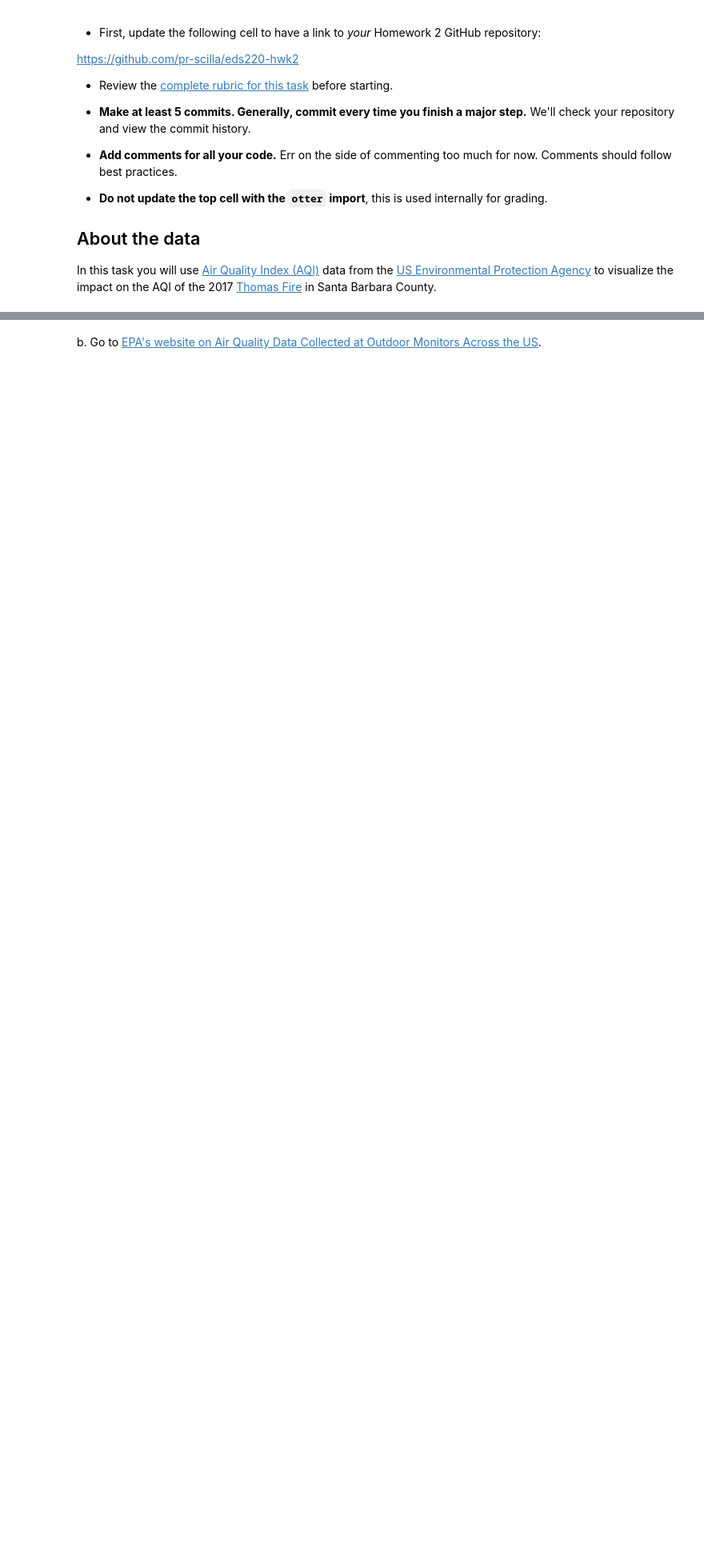
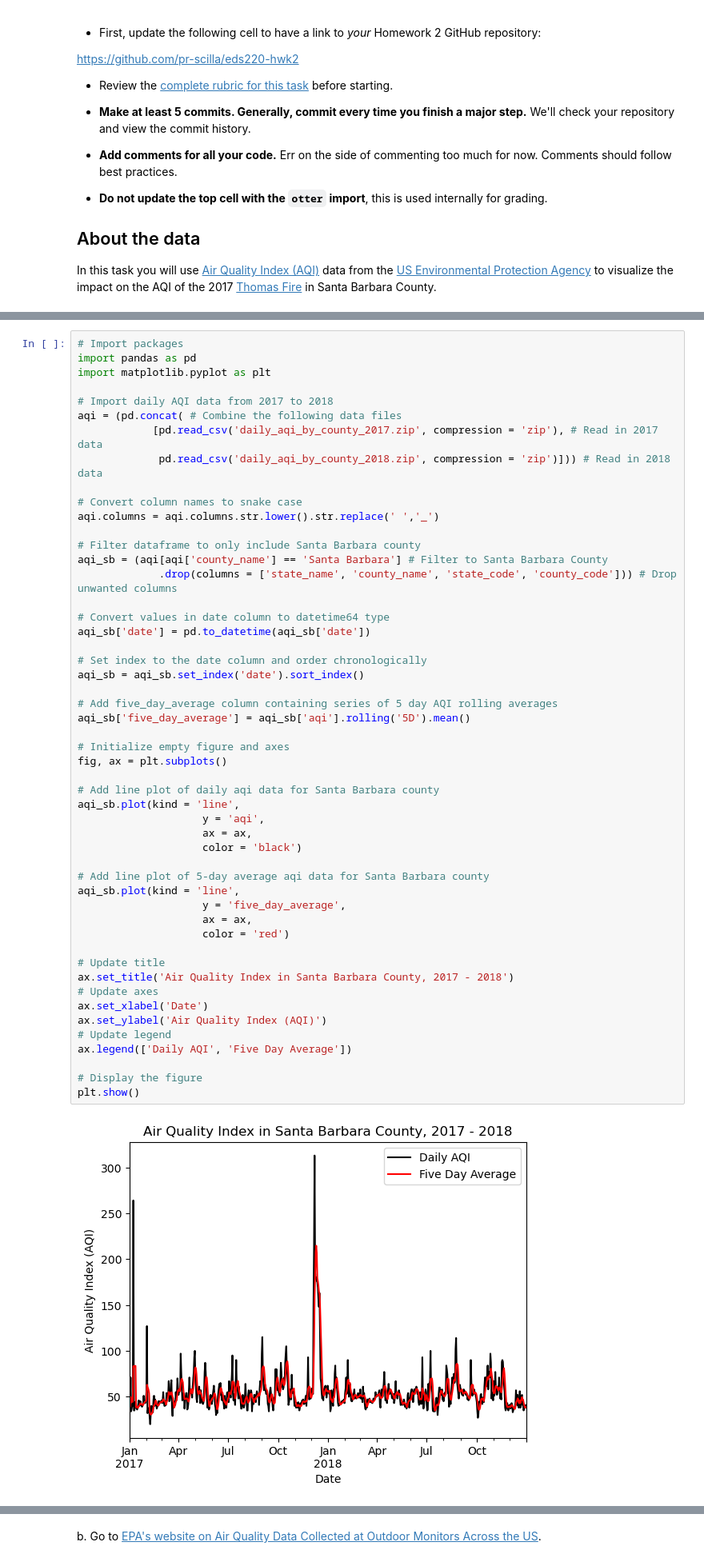
Before and after one commit to pr-scilla/eds220-hwk2, a Jupyter notebook: task3/hwk2-task3-aqi.ipynb, the cells around one changed output, grey strips where cells are left out. Shown at 80% size. Cells and saved outputs as stored; diff of their text form; blank space fills up the shorter version.

```diff
--- a/task3/hwk2-task3-aqi.ipynb
+++ b/task3/hwk2-task3-aqi.ipynb
@@ -33,3 +31,56 @@ You will use the next code cell to complete the last exercise in the task. Leave
+# %%
+# Import packages
+import pandas as pd
+import matplotlib.pyplot as plt
+
+# Import daily AQI data from 2017 to 2018
+aqi = (pd.concat( # Combine the following data files
+            [pd.read_csv('daily_aqi_by_county_2017.zip', compression = 'zip'), # Read in 2017 data
+             pd.read_csv('daily_aqi_by_county_2018.zip', compression = 'zip')])) # Read in 2018 data
+
+# Convert column names to snake case
+aqi.columns = aqi.columns.str.lower().str.replace(' ','_')
+
+# Filter dataframe to only include Santa Barbara county
+aqi_sb = (aqi[aqi['county_name'] == 'Santa Barbara'] # Filter to Santa Barbara County
+             .drop(columns = ['state_name', 'county_name', 'state_code', 'county_code'])) # Drop unwanted columns
+
+# Convert values in date column to datetime64 type
+aqi_sb['date'] = pd.to_datetime(aqi_sb['date'])
+
+# Set index to the date column and order chronologically
+aqi_sb = aqi_sb.set_index('date').sort_index()
+
+# Add five_day_average column containing series of 5 day AQI rolling averages
+aqi_sb['five_day_average'] = aqi_sb['aqi'].rolling('5D').mean()
+
+# Initialize empty figure and axes
+fig, ax = plt.subplots()
+
+# Add line plot of daily aqi data for Santa Barbara county
+aqi_sb.plot(kind = 'line',
+                    y = 'aqi',
+                    ax = ax,
+                    color = 'black')
+
+# Add line plot of 5-day average aqi data for Santa Barbara county
+aqi_sb.plot(kind = 'line',
+                    y = 'five_day_average',
+                    ax = ax,
+                    color = 'red')
+
+# Update title
+ax.set_title('Air Quality Index in Santa Barbara County, 2017 - 2018')
+# Update axes
+ax.set_xlabel('Date')
+ax.set_ylabel('Air Quality Index (AQI)')
+# Update legend
+ax.legend(['Daily AQI', 'Five Day Average'])
+
+# Display the figure
+plt.show()
+# %% [output]
+[figure, added]
 # %% [markdown]
 ## 1
 
```
Also changed, not shown: parts of 4 cells of this notebook.
